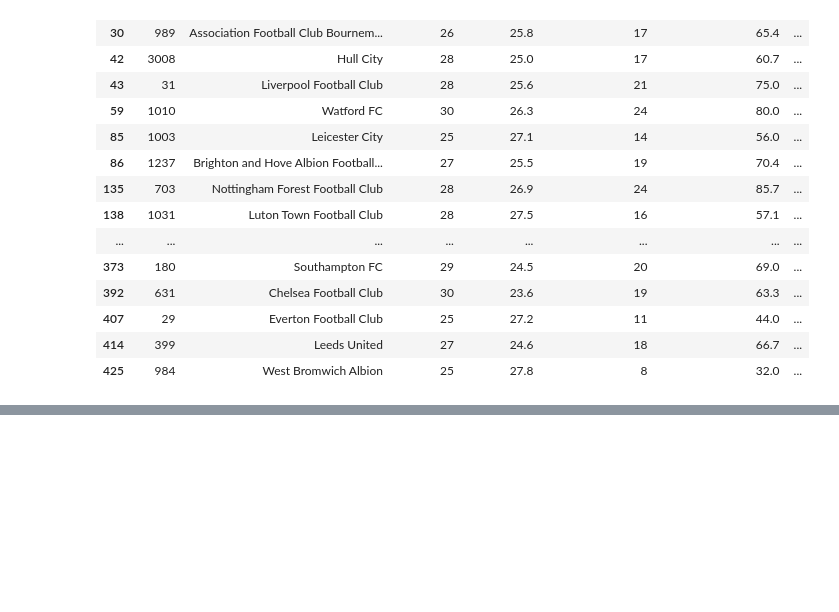
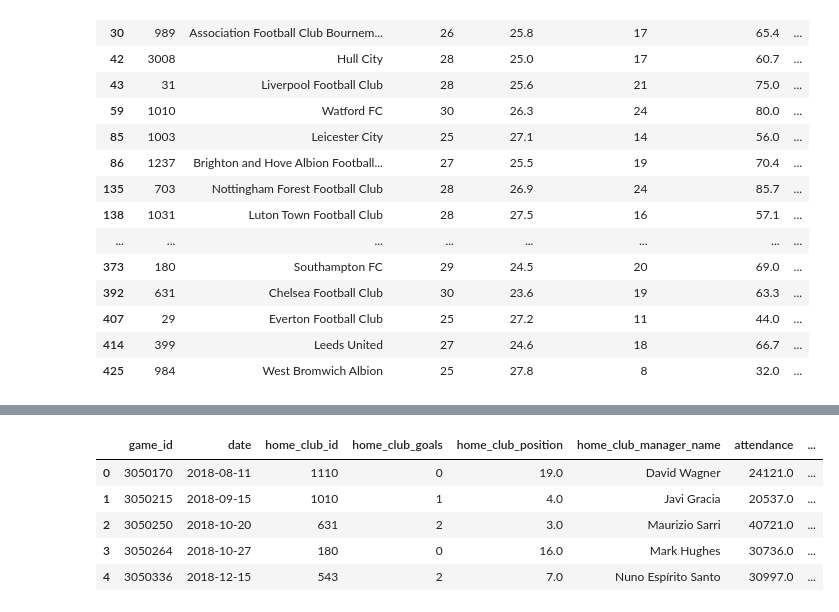
Before and after one commit to MijeongKim0533/PJ_Best_Combination, a Jupyter notebook: SY/240403.ipynb, the cells around one changed output, grey strips where cells are left out. Cells and saved outputs as stored; diff of their text form; code cells hidden in the pictures; blank space fills up the shorter version.

```diff
--- a/SY/240403.ipynb
+++ b/SY/240403.ipynb
@@ -768,3 +775,5 @@ home_club_games= home_club_games.drop(['club_id'], axis=1)
 away_club_games = pd.merge(away_club_games, clubs[['club_id', 'name']], left_on='away_club_id', right_on='club_id', how='left')
 # %%
 away_club_games= away_club_games.drop(['club_id'], axis=1)
+# %%
+home_club_games = home_club_games.rename(columns={'name' : 'home_club_name'})
@@ -770,0 +800,11 @@ away_club_games= away_club_games.drop(['club_id'], axis=1)
+# %%
+home_club_games = pd.merge(home_club_games, clubs[['club_id', 'name']], left_on='opponent_id', right_on='club_id', how='left')
+# %%
+home_club_games.head()
+# %% [output]
+|  | game_id | date | home_club_id | home_club_goals | home_club_position | home_club_manager_name | attendance | ... |
+| 0 | 3050170 | 2018-08-11 | 1110 | 0 | 19.0 | David Wagner | 24121.0 | ... |
+| 1 | 3050215 | 2018-09-15 | 1010 | 1 | 4.0 | Javi Gracia | 20537.0 | ... |
+| 2 | 3050250 | 2018-10-20 | 631 | 2 | 3.0 | Maurizio Sarri | 40721.0 | ... |
+| 3 | 3050264 | 2018-10-27 | 180 | 0 | 16.0 | Mark Hughes | 30736.0 | ... |
+| 4 | 3050336 | 2018-12-15 | 543 | 2 | 7.0 | Nuno Espírito Santo | 30997.0 | ... |
```
Also changed, not shown: parts of 11 cells of this notebook.
